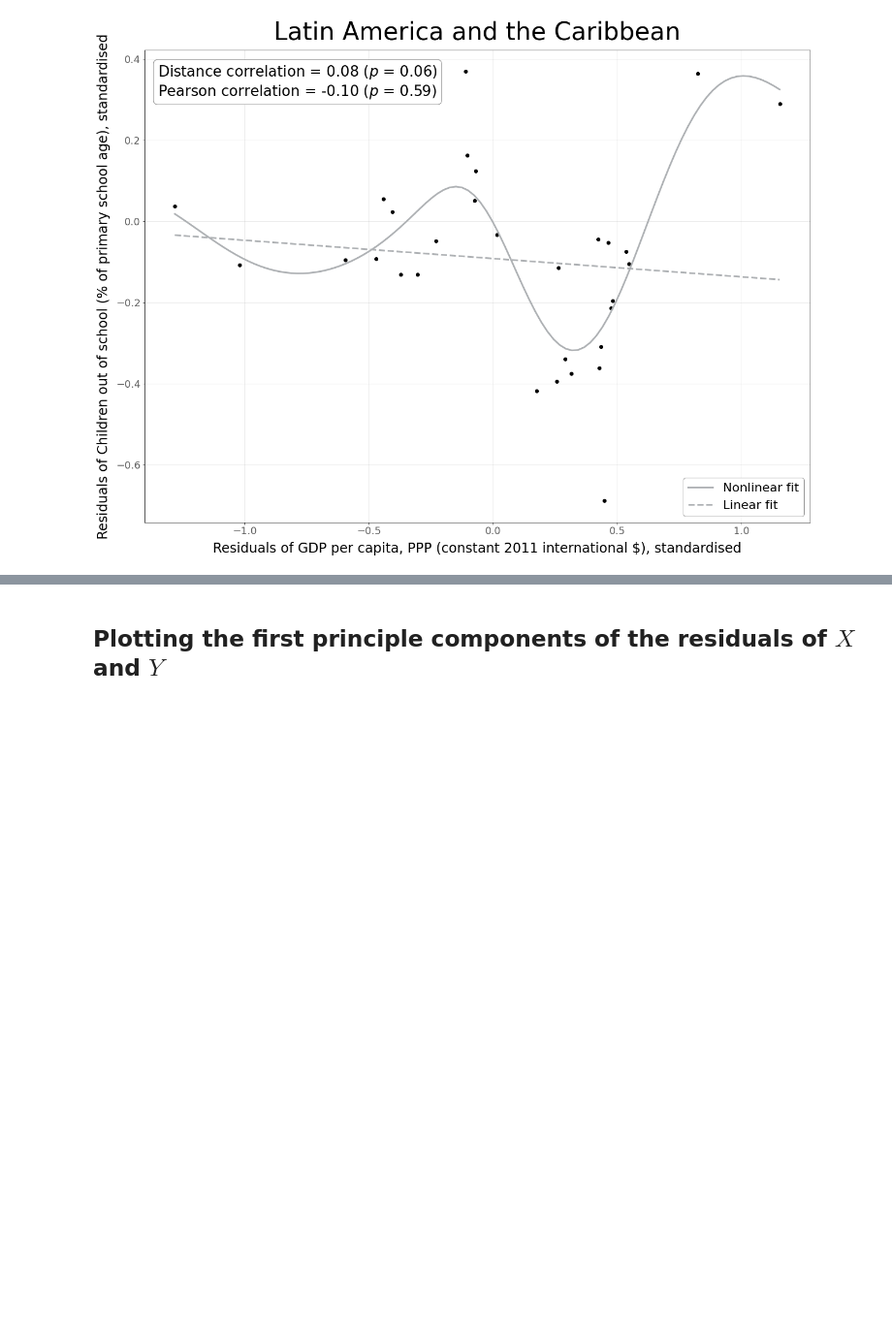
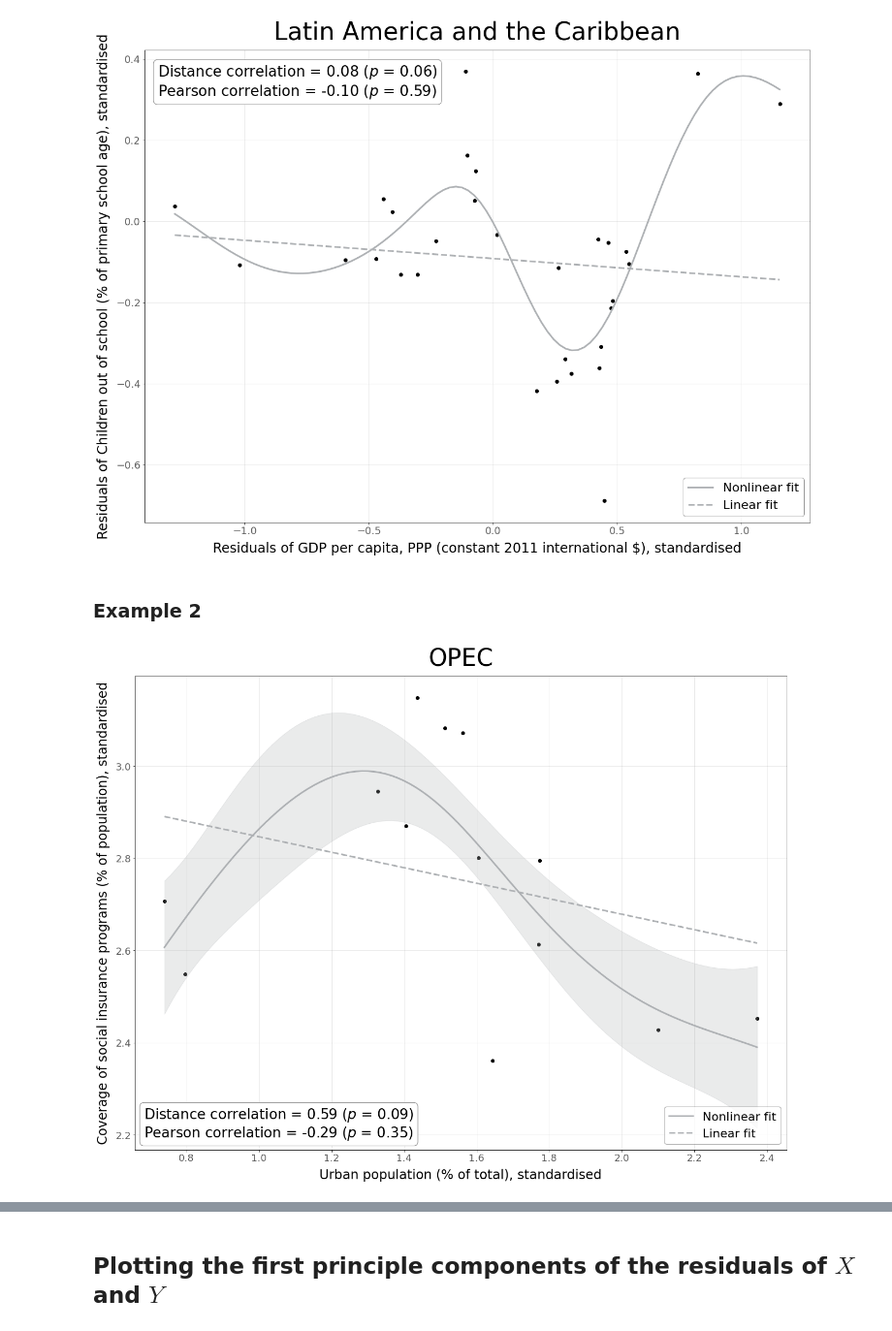
Before and after one commit to felix-laumann/SDG-networks, a Jupyter notebook: 5_Additions.ipynb, the cells around one changed output, grey strips where cells are left out. Shown at 97% size. Saved outputs shown, nothing was run; the diff lists cells and outputs as text; code cells hidden in the pictures; blank space fills up the shorter version.

```diff
--- a/5_Additions.ipynb
+++ b/5_Additions.ipynb
@@ -469,3 +449,71 @@ else:
     plt.show()
 # %% [output]
 [figure]
+# %% [markdown]
+### Example 2
+# %%
+# before
+ind_1 = 'per_si_allsi.cov_pop_tot' #'per_lm_alllm.cov_pop_tot'
+ind_0 = 'SP.URB.TOTL.IN.ZS' #'NY.GDP.PCAP.KD.ZG'
+group = 'OPEC'
+last_n = 0
+
+x = []
+y = []
+#for country in continents[group].dropna():
+for country in groups[group].dropna():
+    if len(dict_all_i[country].loc[ind_0].dropna())>last_n and len(dict_all_i[country].loc[ind_1].dropna())>last_n:
+        x.extend(dict_all_i[country].loc[ind_0].dropna().tail(last_n+1).to_list())
+        y.extend(dict_all_i[country].loc[ind_1].dropna().tail(last_n+1).to_list())
+
+if len(x)==0 or len(y)==0:
+    pass
+else:
+    x = np.asarray(x).reshape(-1,1)
+    y = np.asarray(y).reshape(-1,1)
+
+    d_cor = dcor.distance_correlation(x, y)
+    d_cor_test = dcor.independence.distance_covariance_test(x, y, num_resamples=10000)
+
+    p_cor = pearsonr(x.reshape(-1), y.reshape(-1))
+
+    # plot x against y; each country is one data point
+    plt.figure(figsize=(18,14))
+    plt.scatter(x, y, c='k')
+
+    # fitting non-linear function to data
+    kernel = Matern(nu=2.5)
+    #kernel = RBF(length_scale=1)
+    gpr_x = GaussianProcessRegressor(kernel=kernel, n_restarts_optimizer=100, alpha=1e-2)
+    gpr_x.fit(x, y)
+    x_ = np.linspace(min(x), max(x), 100)
+    y_mean_gpr, y_std_gpr = gpr_x.predict(x_, return_std=True)
+
+    plt.plot(x_, y_mean_gpr, '#adb0b3', lw=3, ls='-', label='Nonlinear fit')
+    plt.fill_between(x_.flatten(), y_mean_gpr.flatten()-1.96*y_std_gpr, y_mean_gpr.flatten()+1.96*y_std_gpr, interpolate=True, alpha=0.25, color='#adb0b3')
+
+    # fitting linear function to data
+    linreg = LinearRegression()
+    linreg.fit(x, y)
+    y_mean_linreg = linreg.predict(x_)
+    plt.plot(x_, y_mean_linreg, '#adb0b3', lw=3, ls='--', label='Linear fit')
+
+    plt.xlabel(r'{}, standardised'.format(info[info[0]==ind_0][2].to_list()[0]), fontsize=24, labelpad=10)
+    plt.ylabel(r'{}, standardised'.format(info[info[0]==ind_1][2].to_list()[0]), fontsize=24, labelpad=10)
+    plt.xticks(size=18, alpha=0.65)
+    plt.yticks(size=18, alpha=0.65)
+    plt.title('{}'.format(group), y=1.015, fontdict={'fontsize': 44})
+
+    textstr = '\n'.join((
+        'Distance correlation = %.2f ($p$ = %.2f)' % (d_cor, d_cor_test.p_value),
+        'Pearson correlation = %.2f ($p$ = %.2f)' % (p_cor[0], p_cor[1])))
+    props = dict(boxstyle='round', facecolor='white', edgecolor='grey')
+    plt.text(0.6825, 2.195, textstr, fontsize=26, bbox=props)
+
+    plt.grid(alpha=0.335)
+    plt.legend(loc=4, fontsize=22, edgecolor='grey')
+    plt.tight_layout()
+    plt.savefig('distance_cor/conditioning_before_2.png', format='png')
+    plt.show()
+# %% [output]
+[figure, added]
```
Also changed, not shown: parts of 7 cells of this notebook.
